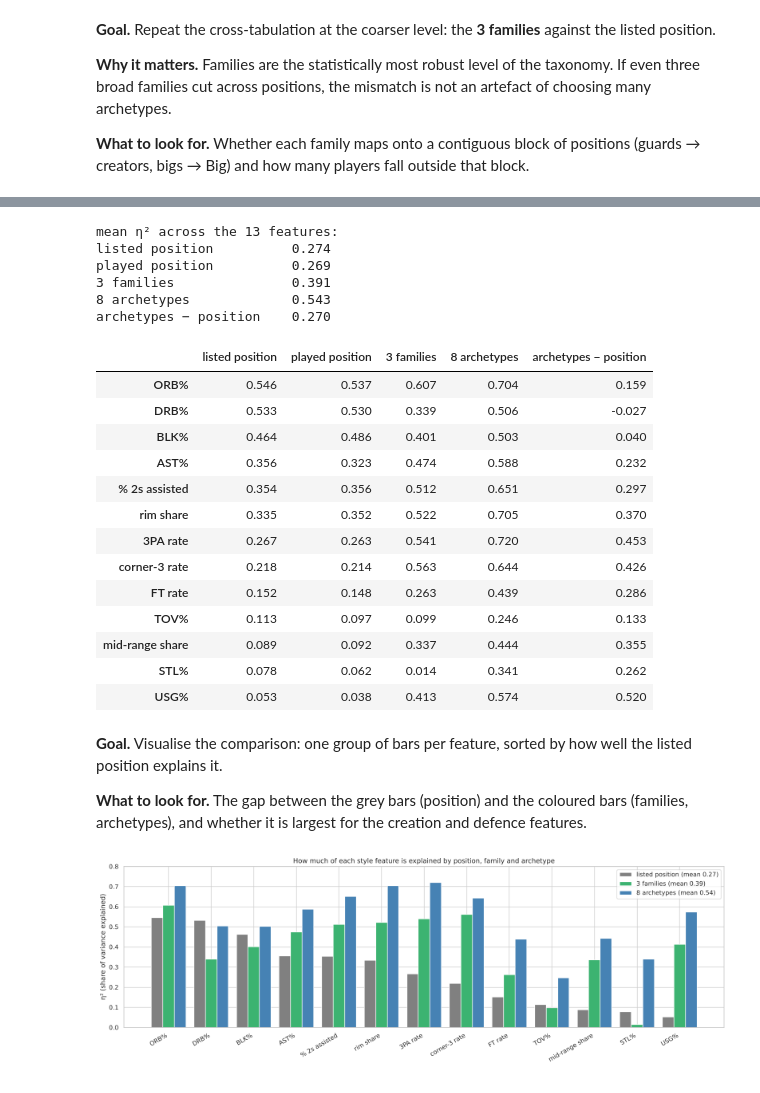
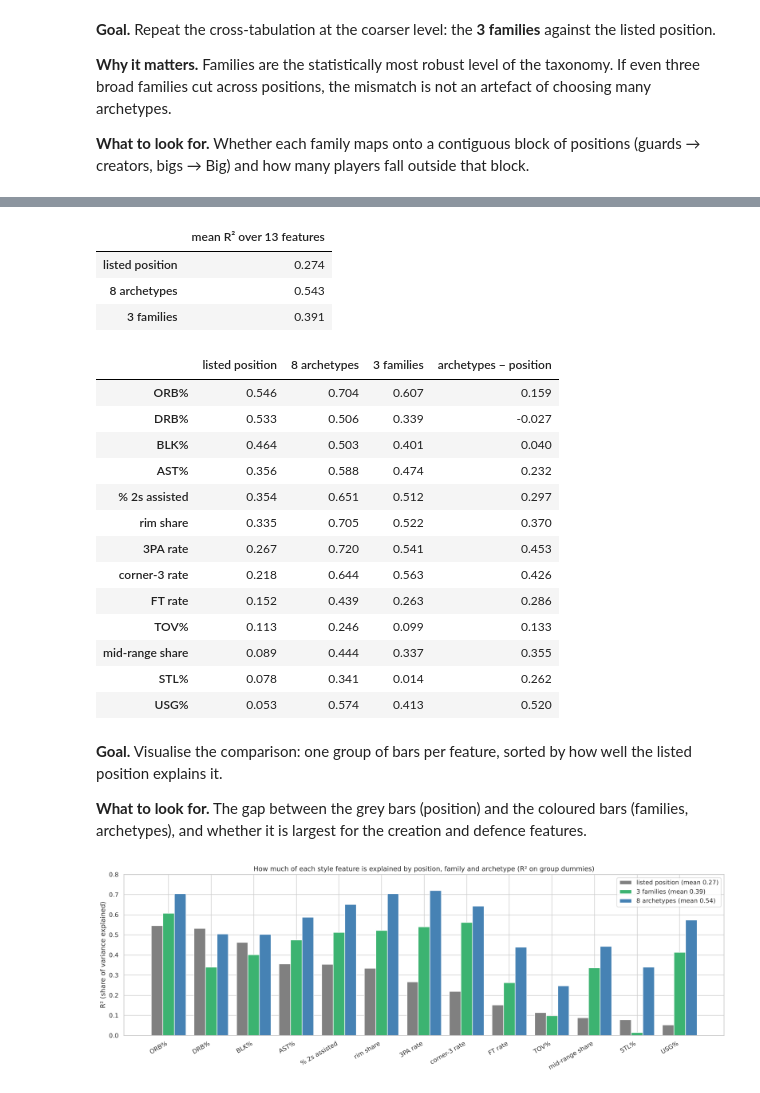
Before and after one commit to nirelkat/NBA_ModernAge_Position, a Jupyter notebook: notebooks/06_Validation.ipynb, the cells around one changed output, grey strips where cells are left out. Drawn from its saved outputs; the diff is of its cells as text; code cells hidden in the pictures.

```diff
--- a/notebooks/06_Validation.ipynb
+++ b/notebooks/06_Validation.ipynb
@@ -153,12 +163,12 @@ for a, b in pairs[:4]:
     n = null[(a, b)]
     perm_rows.append({'grouping': a, 'compared with': b, 'observed ARI': obs, 'null mean': n.mean(),
                       'null sd': n.std(), 'null max': n.max(), 'z vs. null': (obs - n.mean()) / n.std(),
-                      'p (one-sided)': ((n >= obs).sum() + 1) / (N_PERM + 1)})
+                      'p (permutation)': ((n >= obs).sum() + 1) / (N_PERM + 1)})
 perm = pd.DataFrame(perm_rows)
 
 fig, axes = plt.subplots(1, 4, figsize=(19, 3.8), sharey=True)
 for ax, (a, b), r in zip(axes, pairs[:4], perm_rows):
-    ax.hist(null[(a, b)], bins=30, color='lightgrey', edgecolor='grey', label='shuffled labels')
+    ax.hist(null[(a, b)], bins=30, color='grey', edgecolor='grey', label='shuffled labels')
     ax.axvline(r['observed ARI'], color='crimson', lw=2.5, label=f"observed = {r['observed ARI']:.3f}")
     ax.axvline(adjusted_rand_score(LABELS['listed position'], LABELS['played position']), color='black', ls='--',
                lw=1.2, label='listed vs. played position')
@@ -167,6 +177,6 @@ for ax, (a, b), r in zip(axes, pairs[:4], perm_rows):
 axes[0].set_ylabel(f'count ({N_PERM} shuffles)')
 plt.suptitle('Observed ARI vs. the chance distribution (labels shuffled, group sizes kept)', y=1.03)
 plt.tight_layout(); plt.show()
-perm.round({'observed ARI': 3, 'null mean': 4, 'null sd': 4, 'null max': 4, 'z vs. null': 1, 'p (one-sided)': 4})
+perm.round({'observed ARI': 3, 'null mean': 4, 'null sd': 4, 'null max': 4, 'z vs. null': 1, 'p (permutation)': 4})
 # %% [output]
 [figure]
@@ -350,56 +380,56 @@ positions; η² tells us **which aspects of style** each system captures, featur
 share and blocks) and features where it does poorly (expected: on-ball creation such as usage). Do the archetypes do
 better everywhere, or are there features where position wins?
 # %%
-def eta_sq(values, groups):
-    v = pd.Series(np.asarray(values, dtype=float))
+def group_r2(y, groups):
+    y = pd.Series(np.asarray(y, dtype=float))
     g = pd.Series(np.asarray(groups))
-    ok = v.notna() & g.notna()
-    v, g = v[ok], g[ok]
-    return 1 - ((v - v.groupby(g).transform('mean')) ** 2).sum() / ((v - v.mean()) ** 2).sum()
+    ok = y.notna() & g.notna()
+    D = pd.get_dummies(g[ok], drop_first=True).astype(float)
+    model = LinearRegression().fit(D, y[ok])            # intercept + (groups − 1) dummies
+    return r2_score(y[ok], model.predict(D))
 
-eta = pd.DataFrame({k: [eta_sq(raw[f], lab) for f in FEAT] for k, lab in LABELS.items()}, index=FEAT)
-eta['archetypes − position'] = eta['8 archetypes'] - eta['listed position']
-print('mean η² across the 13 features:')
-print(eta.mean().round(3).to_string())
-eta.sort_values('listed position', ascending=False).rename(index=SHOW).round(3)
+R2_LABELS = {k: LABELS[k] for k in ['listed position', '8 archetypes', '3 families']}
+r2 = pd.DataFrame({k: [group_r2(raw[f], lab) for f in FEAT] for k, lab in R2_LABELS.items()}, index=FEAT)
+r2['archetypes − position'] = r2['8 archetypes'] - r2['listed position']
+mean_r2 = r2[list(R2_LABELS)].mean().rename('mean R² over 13 features').to_frame()
+display(mean_r2.round(3))
+r2.sort_values('listed position', ascending=False).rename(index=SHOW).round(3)
 # %% [output]
-mean η² across the 13 features:
-listed position          0.274
-played position          0.269
-3 families               0.391
-8 archetypes             0.543
-archetypes − position    0.270
-|  | listed position | played position | 3 families | 8 archetypes | archetypes − position |
-| ORB% | 0.546 | 0.537 | 0.607 | 0.704 | 0.159 |
-| DRB% | 0.533 | 0.530 | 0.339 | 0.506 | -0.027 |
-| BLK% | 0.464 | 0.486 | 0.401 | 0.503 | 0.040 |
-| AST% | 0.356 | 0.323 | 0.474 | 0.588 | 0.232 |
-| % 2s assisted | 0.354 | 0.356 | 0.512 | 0.651 | 0.297 |
-| rim share | 0.335 | 0.352 | 0.522 | 0.705 | 0.370 |
-| 3PA rate | 0.267 | 0.263 | 0.541 | 0.720 | 0.453 |
-| corner-3 rate | 0.218 | 0.214 | 0.563 | 0.644 | 0.426 |
-| FT rate | 0.152 | 0.148 | 0.263 | 0.439 | 0.286 |
-| TOV% | 0.113 | 0.097 | 0.099 | 0.246 | 0.133 |
-| mid-range share | 0.089 | 0.092 | 0.337 | 0.444 | 0.355 |
-| STL% | 0.078 | 0.062 | 0.014 | 0.341 | 0.262 |
-| USG% | 0.053 | 0.038 | 0.413 | 0.574 | 0.520 |
+|  | mean R² over 13 features |
+| listed position | 0.274 |
+| 8 archetypes | 0.543 |
+| 3 families | 0.391 |
+|  | listed position | 8 archetypes | 3 families | archetypes − position |
+| ORB% | 0.546 | 0.704 | 0.607 | 0.159 |
+| DRB% | 0.533 | 0.506 | 0.339 | -0.027 |
+| BLK% | 0.464 | 0.503 | 0.401 | 0.040 |
+| AST% | 0.356 | 0.588 | 0.474 | 0.232 |
+| % 2s assisted | 0.354 | 0.651 | 0.512 | 0.297 |
+| rim share | 0.335 | 0.705 | 0.522 | 0.370 |
+| 3PA rate | 0.267 | 0.720 | 0.541 | 0.453 |
+| corner-3 rate | 0.218 | 0.644 | 0.563 | 0.426 |
+| FT rate | 0.152 | 0.439 | 0.263 | 0.286 |
+| TOV% | 0.113 | 0.246 | 0.099 | 0.133 |
+| mid-range share | 0.089 | 0.444 | 0.337 | 0.355 |
+| STL% | 0.078 | 0.341 | 0.014 | 0.262 |
+| USG% | 0.053 | 0.574 | 0.413 | 0.520 |
 # %% [markdown]
 **Goal.** Visualise the comparison: one group of bars per feature, sorted by how well the listed position explains it.
 
 **What to look for.** The gap between the grey bars (position) and the coloured bars (families, archetypes), and
 whether it is largest for the creation and defence features.
 # %%
-order = eta.sort_values('listed position', ascending=False).index
+order = r2.sort_values('listed position', ascending=False).index
 cols = {'listed position': 'grey', '3 families': 'mediumseagreen', '8 archetypes': 'steelblue'}
 w = 0.27
-x = np.arange(len(order))
+xs = np.arange(len(order))
 fig, ax = plt.subplots(figsize=(16, 5.5))
 for j, (k, c) in enumerate(cols.items()):
-    ax.bar(x + (j - 1) * w, eta.loc[order, k], width=w, color=c, label=f'{k} (mean {eta[k].mean():.2f})')
-ax.set_xticks(x); ax.set_xticklabels([SHOW[f] for f in order], rotation=30, ha='right')
-ax.set(ylabel='η² (share of variance explained)', ylim=(0, 0.8),
-       title='How much of each style feature is explained by position, family and archetype')
+    ax.bar(xs + (j - 1) * w, r2.loc[order, k], width=w, color=c, label=f'{k} (mean {r2[k].mean():.2f})')
+ax.set_xticks(xs); ax.set_xticklabels([SHOW[f] for f in order], rotation=30, ha='right')
+ax.set(ylabel='R² (share of variance explained)', ylim=(0, 0.8),
+       title='How much of each style feature is explained by position, family and archetype (R² on group dummies)')
 ax.legend(loc='upper right'); plt.tight_layout(); plt.show()
 # %% [output]
-[figure, old version]
+[figure, new version]
 # %% [markdown]
```
Also changed, not shown: parts of 41 cells of this notebook, 3 other files.
